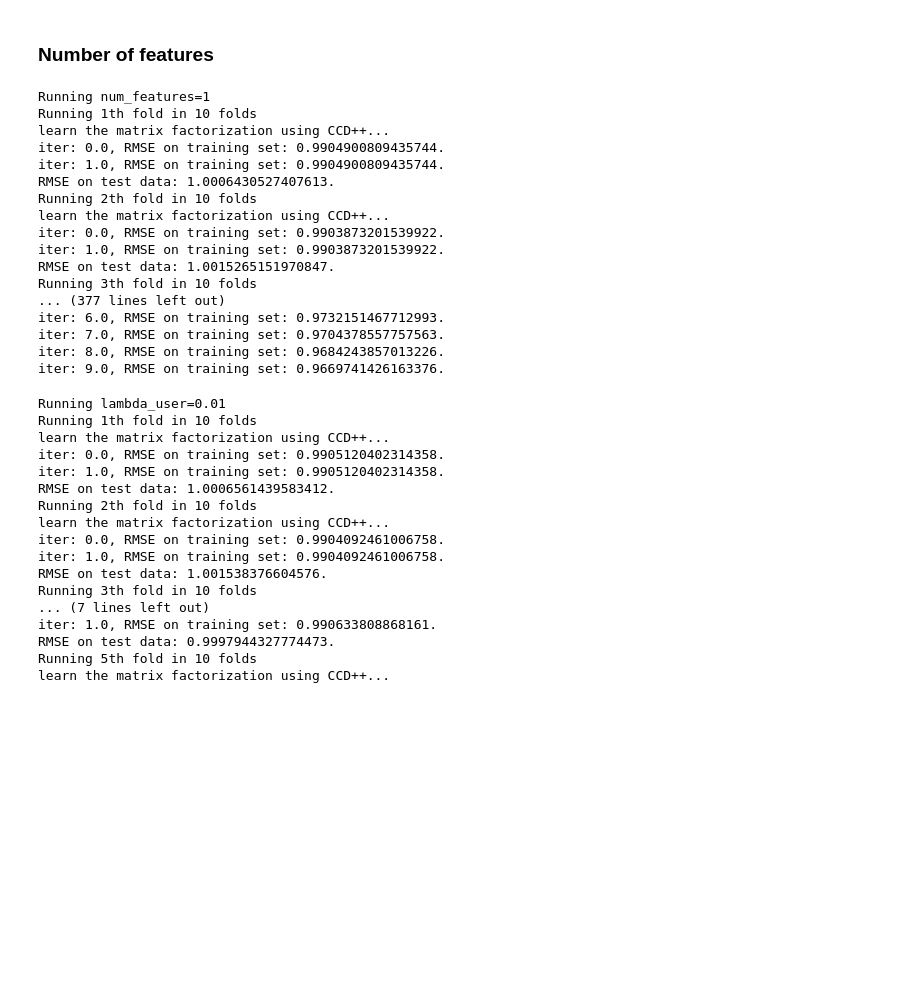
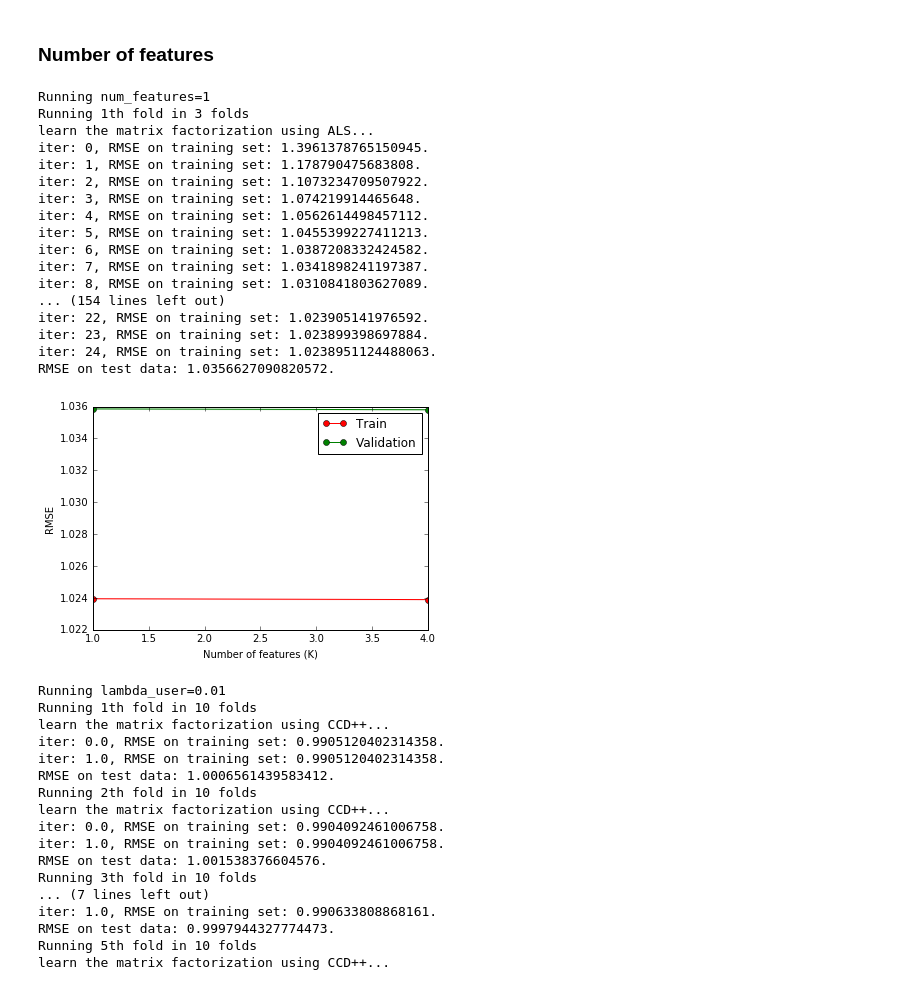
Before and after one commit to atounsi/PCML_project2, a Jupyter notebook: code/project2_notebook.ipynb, the cells around one changed output. Saved outputs shown, nothing was run; the diff lists cells and outputs as text; code cells hidden in the pictures; blank space fills up the shorter version.

```diff
--- a/code/project2_notebook.ipynb
+++ b/code/project2_notebook.ipynb
@@ -99,10 +110,10 @@ RMSE on test data: 1.005852273519531.
 # %%
 ## !!! Takes long time to run
 
-method = 3     # 0-SGD 1-ALS
-K = 10         ## K-fold cross validation
+method = 4     # 0-SGD 1-ALS
+K = 3        ## K-fold cross validation
 gamma = 0.01
-num_features_arr = [1, 4, 7, 10, 13, 16, 20]   # K in the lecture notes
+num_features_arr = [1, 4]   # K in the lecture notes
 lambda_user = 0.1
 lambda_item = 0.7
 min_num_ratings=10
@@ -110,49 +121,50 @@ min_num_ratings=10
 train_rmse_mean = np.zeros(len(num_features_arr))
 train_rmse_std = np.zeros(len(num_features_arr))
 validation_rmse_mean = np.zeros(len(num_features_arr))
 validation_rmse_std = np.zeros(len(num_features_arr))
 
 for i, num_features in enumerate(num_features_arr):
     train_rmse_arr = []
     validation_rmse_arr = []
 
     print('Running num_features={n}'.format(n=num_features))
     [train_rmse_arr, validation_rmse_arr] = cross_validation_minimalist(ratings, method, K, num_features, lambda_user, lambda_item)
 
     ## Calculate mean and standard deviation
     train_rmse_mean[i] = np.mean(train_rmse_arr)
     train_rmse_std[i] = np.std(train_rmse_arr)
     validation_rmse_mean[i] = np.mean(validation_rmse_arr)
     validation_rmse_std[i] = np.std(validation_rmse_std)
 
 ## Plotting results
 plt.fill_between(num_features_arr, train_rmse_mean - train_rmse_std,
                      train_rmse_mean + train_rmse_std, alpha=0.1, color="r")
 plt.fill_between(num_features_arr, validation_rmse_mean - validation_rmse_std,
                      validation_rmse_mean + validation_rmse_std, alpha=0.1, color="g")
 plt.plot(num_features_arr, train_rmse_mean, 'o-', color="r")
 plt.plot(num_features_arr, validation_rmse_mean, 'o-', color="g")
 plt.legend(('Train', 'Validation'))
 plt.xlabel('Number of features (K)'); plt.ylabel('RMSE');
 plt.show()
 # %% [output]
 Running num_features=1
-Running 1th fold in 10 folds
-learn the matrix factorization using CCD++...
-iter: 0.0, RMSE on training set: 0.9904900809435744.
-iter: 1.0, RMSE on training set: 0.9904900809435744.
-RMSE on test data: 1.0006430527407613.
-Running 2th fold in 10 folds
-learn the matrix factorization using CCD++...
-iter: 0.0, RMSE on training set: 0.9903873201539922.
-iter: 1.0, RMSE on training set: 0.9903873201539922.
-RMSE on test data: 1.0015265151970847.
-Running 3th fold in 10 folds
-... (377 lines left out)
-iter: 6.0, RMSE on training set: 0.9732151467712993.
-iter: 7.0, RMSE on training set: 0.9704378557757563.
-iter: 8.0, RMSE on training set: 0.9684243857013226.
-iter: 9.0, RMSE on training set: 0.9669741426163376.
+Running 1th fold in 3 folds
+learn the matrix factorization using ALS...
+iter: 0, RMSE on training set: 1.3961378765150945.
+iter: 1, RMSE on training set: 1.178790475683808.
+iter: 2, RMSE on training set: 1.1073234709507922.
+iter: 3, RMSE on training set: 1.074219914465648.
+iter: 4, RMSE on training set: 1.0562614498457112.
+iter: 5, RMSE on training set: 1.0455399227411213.
+iter: 6, RMSE on training set: 1.0387208332424582.
+iter: 7, RMSE on training set: 1.0341898241197387.
+iter: 8, RMSE on training set: 1.0310841803627089.
+... (154 lines left out)
+iter: 22, RMSE on training set: 1.023905141976592.
+iter: 23, RMSE on training set: 1.023899398697884.
+iter: 24, RMSE on training set: 1.0238951124488063.
+RMSE on test data: 1.0356627090820572.
+[figure, added]
 # %%
 from cross_validation import *
 ## !!! Takes long time to run
```
Also changed, not shown: parts of 5 cells of this notebook, 9 other files.
